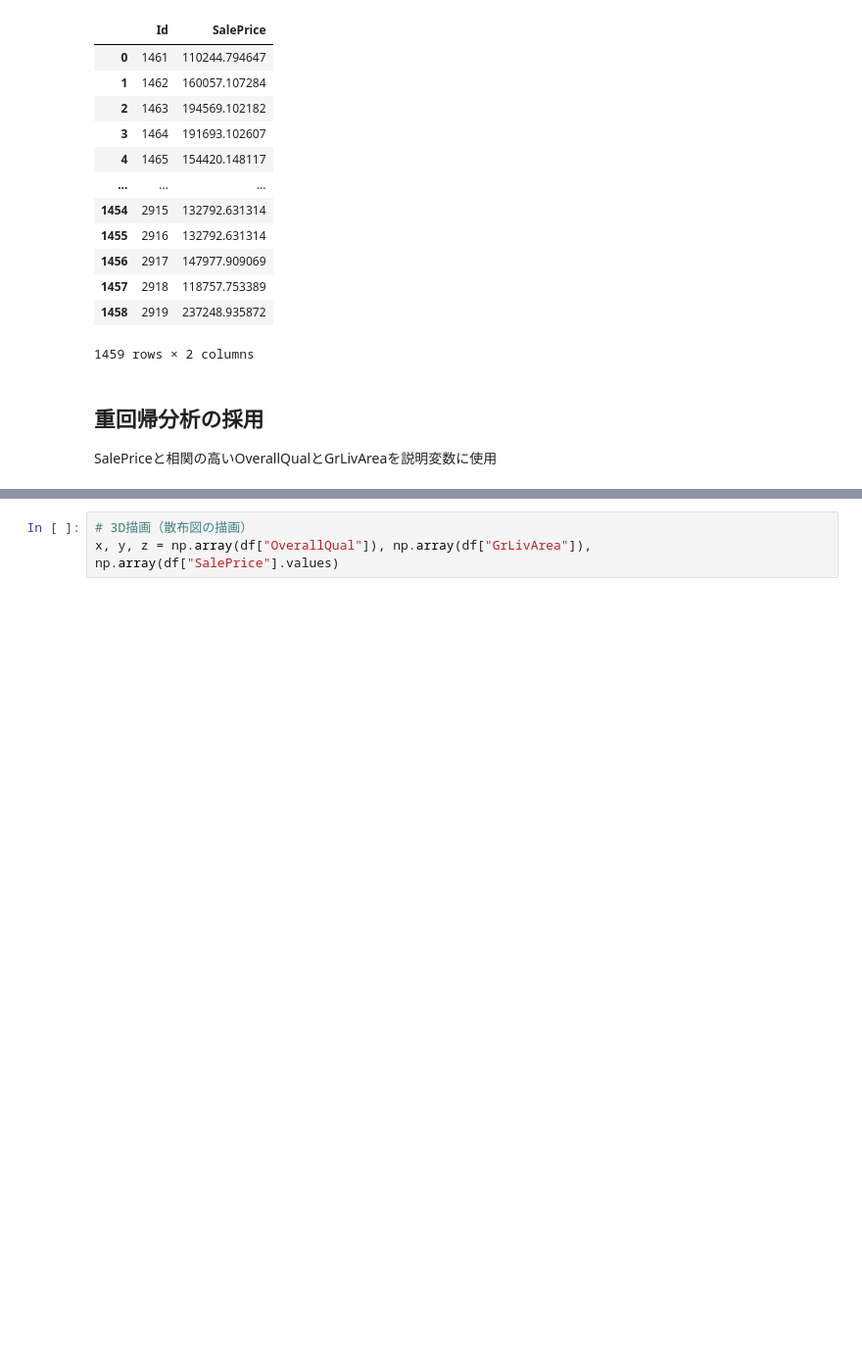
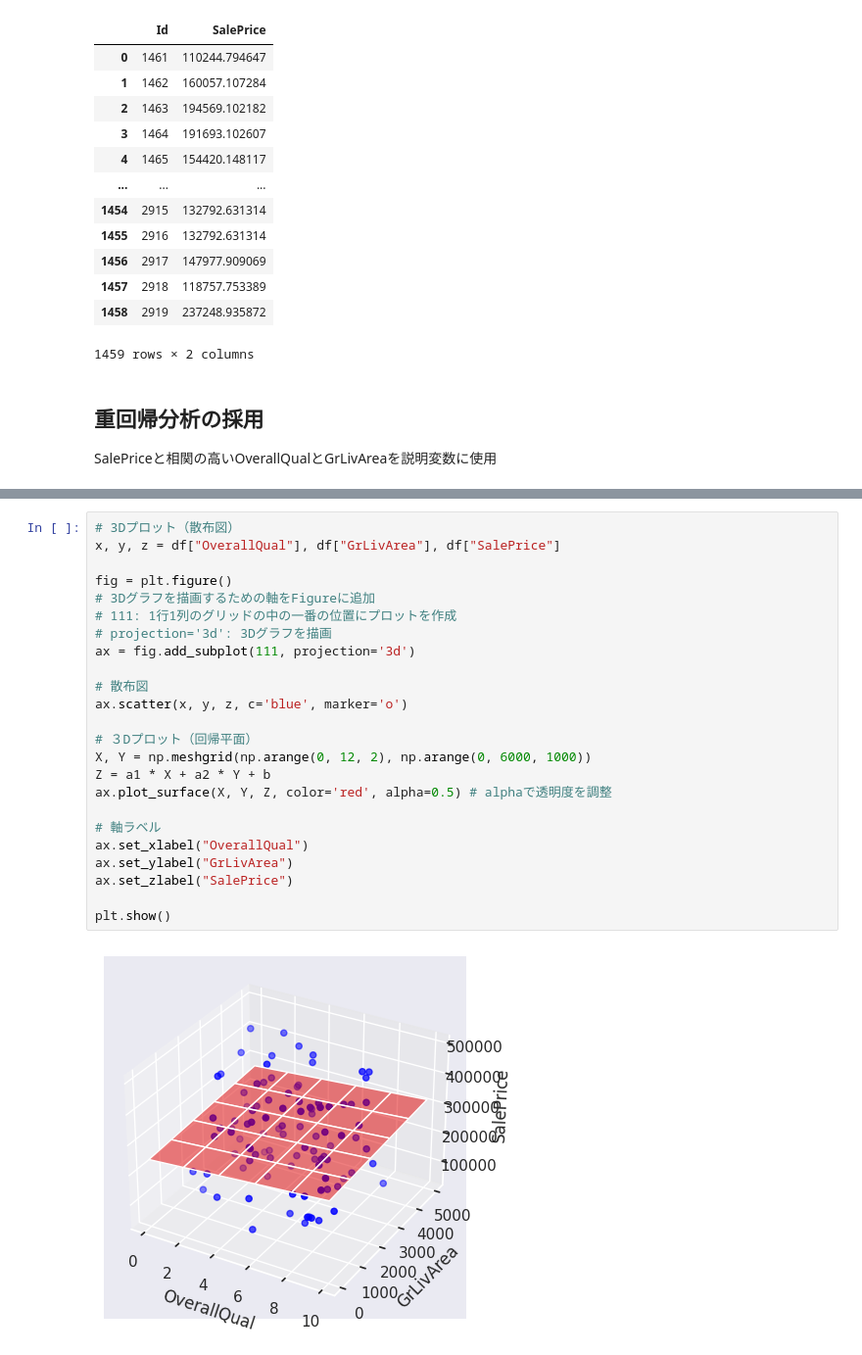
Before and after one commit to shinnkura/learning, a Jupyter notebook: kaggle/working/house-prices-advanced-regression-techniques/prediction2.ipynb, the cells around one changed output, grey strips where cells are left out. Shown at 98% size. Saved outputs shown, nothing was run; the diff lists cells and outputs as text; blank space fills up the shorter version.

Commit message:
House Prices prediction2

```diff
--- a/kaggle/working/house-prices-advanced-regression-techniques/prediction2.ipynb
+++ b/kaggle/working/house-prices-advanced-regression-techniques/prediction2.ipynb
@@ -368,3 +368,26 @@ y切片： -110959.85545809538
-# %%
-# 3D描画（散布図の描画）
-x, y, z = np.array(df["OverallQual"]), np.array(df["GrLivArea"]), np.array(df["SalePrice"].values)
+# %%
+# 3Dプロット（散布図）
+x, y, z = df["OverallQual"], df["GrLivArea"], df["SalePrice"]
+
+fig = plt.figure()
+# 3Dグラフを描画するための軸をFigureに追加
+# 111: 1行1列のグリッドの中の一番の位置にプロットを作成
+# projection='3d': 3Dグラフを描画
+ax = fig.add_subplot(111, projection='3d')
+
+# 散布図
+ax.scatter(x, y, z, c='blue', marker='o')
+
+# ３Dプロット（回帰平面）
+X, Y = np.meshgrid(np.arange(0, 12, 2), np.arange(0, 6000, 1000))
+Z = a1 * X + a2 * Y + b
+ax.plot_surface(X, Y, Z, color='red', alpha=0.5) # alphaで透明度を調整
+
+# 軸ラベル
+ax.set_xlabel("OverallQual")
+ax.set_ylabel("GrLivArea")
+ax.set_zlabel("SalePrice")
+
+plt.show()
+# %% [output]
+[figure, added]
```
Also changed, not shown: parts of 9 cells of this notebook, 4 other files.
